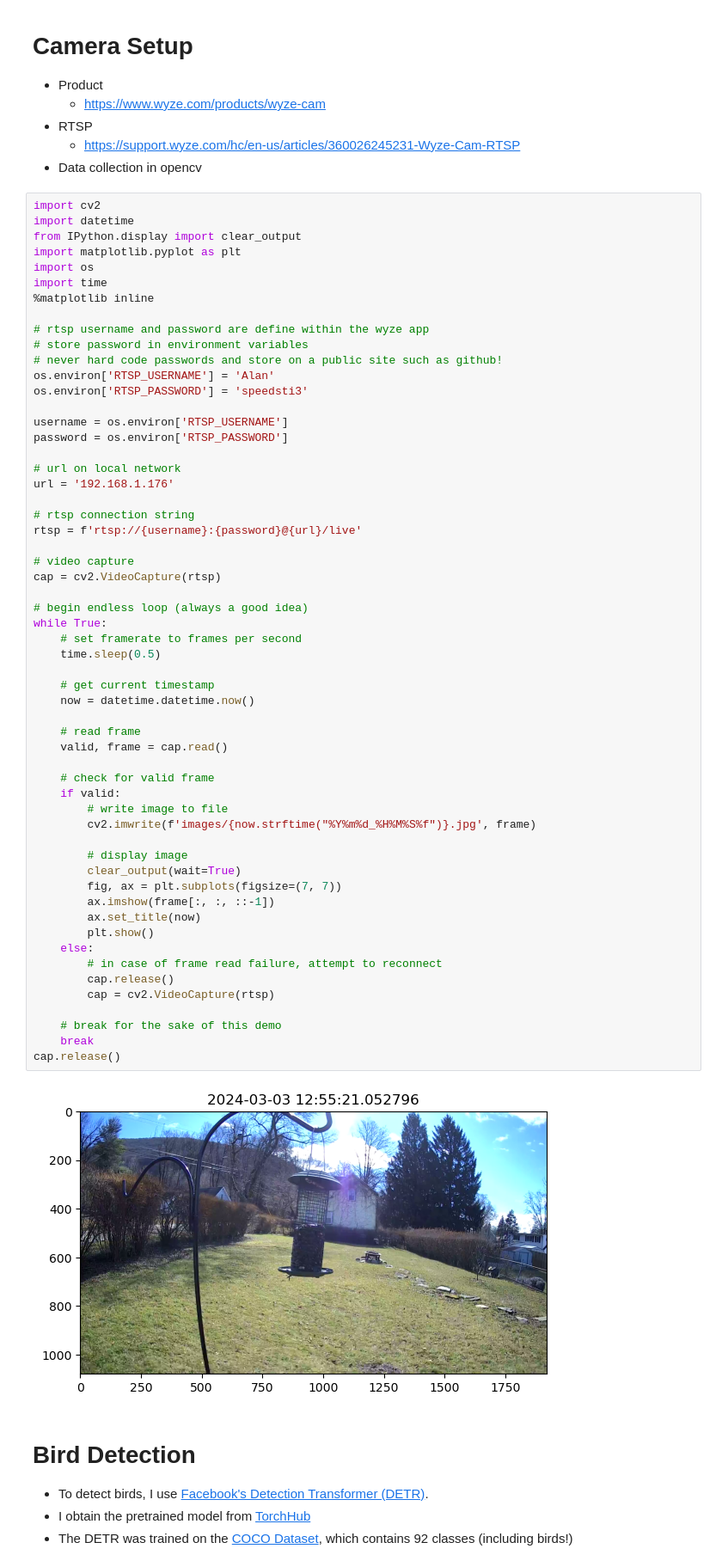
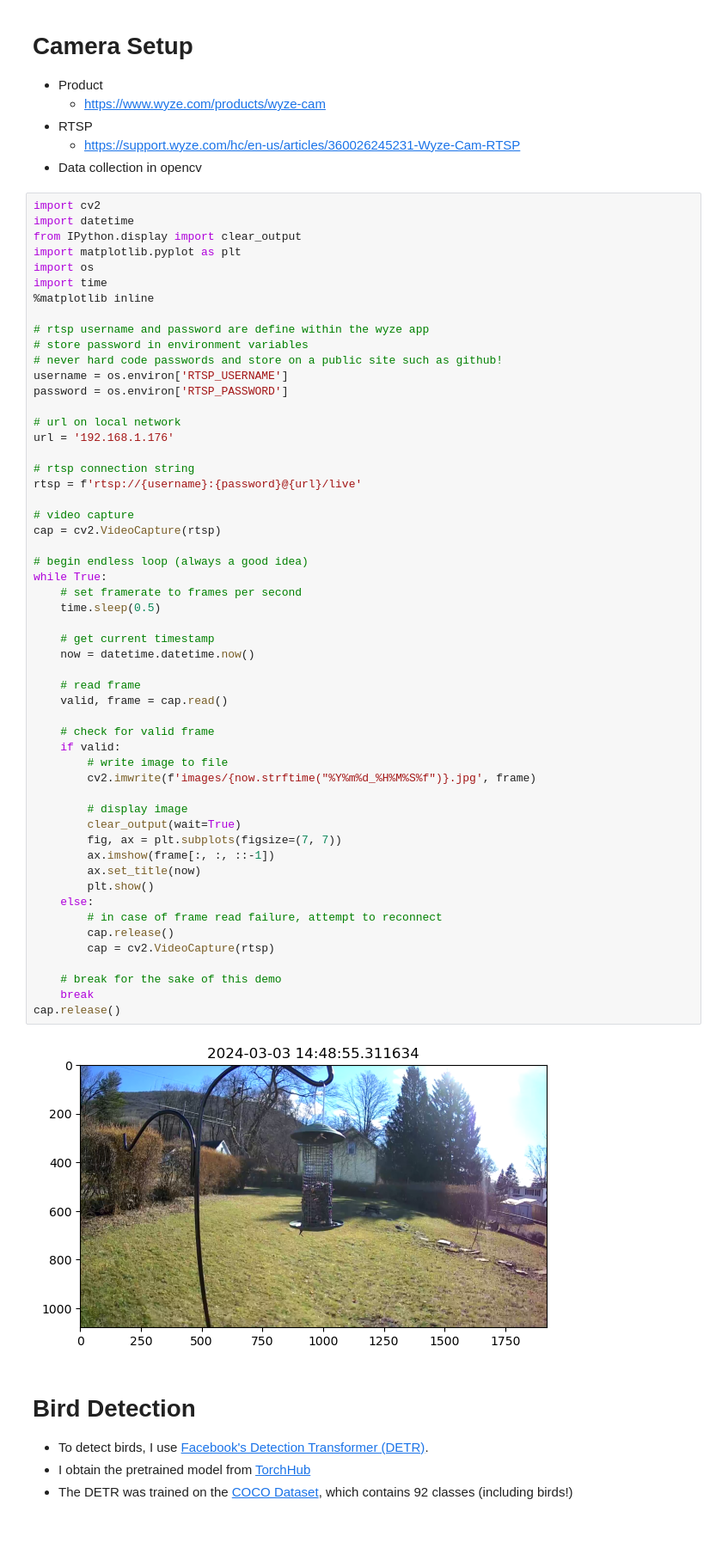
Before and after one commit to leggitta/backyard_bird_science, a Jupyter notebook: Presentation.ipynb, the cells around one changed output. Shown at 86% size. Cells and saved outputs as stored; diff of their text form; blank space fills up the shorter version.

```diff
--- a/Presentation.ipynb
+++ b/Presentation.ipynb
@@ -26,9 +26,6 @@ import time
 # rtsp username and password are define within the wyze app
 # store password in environment variables
 # never hard code passwords and store on a public site such as github!
-os.environ['RTSP_USERNAME'] = 'Alan'
-os.environ['RTSP_PASSWORD'] = 'speedsti3'
-
 username = os.environ['RTSP_USERNAME']
 password = os.environ['RTSP_PASSWORD']
 
@@ -45,34 +42,34 @@ cap = cv2.VideoCapture(rtsp)
 while True:
     # set framerate to frames per second
     time.sleep(0.5)
 
     # get current timestamp
     now = datetime.datetime.now()
 
     # read frame
     valid, frame = cap.read()
 
     # check for valid frame
     if valid:
         # write image to file
         cv2.imwrite(f'images/{now.strftime("%Y%m%d_%H%M%S%f")}.jpg', frame)
 
         # display image
         clear_output(wait=True)
         fig, ax = plt.subplots(figsize=(7, 7))
         ax.imshow(frame[:, :, ::-1])
         ax.set_title(now)
         plt.show()
     else:
         # in case of frame read failure, attempt to reconnect
         cap.release()
         cap = cv2.VideoCapture(rtsp)
 
     # break for the sake of this demo
     break
 cap.release()
 # %% [output]
-[figure, old version]
+[figure, new version]
 # %% [markdown]
 # Bird Detection
 
```
Also changed, not shown: parts of 5 cells of this notebook.
